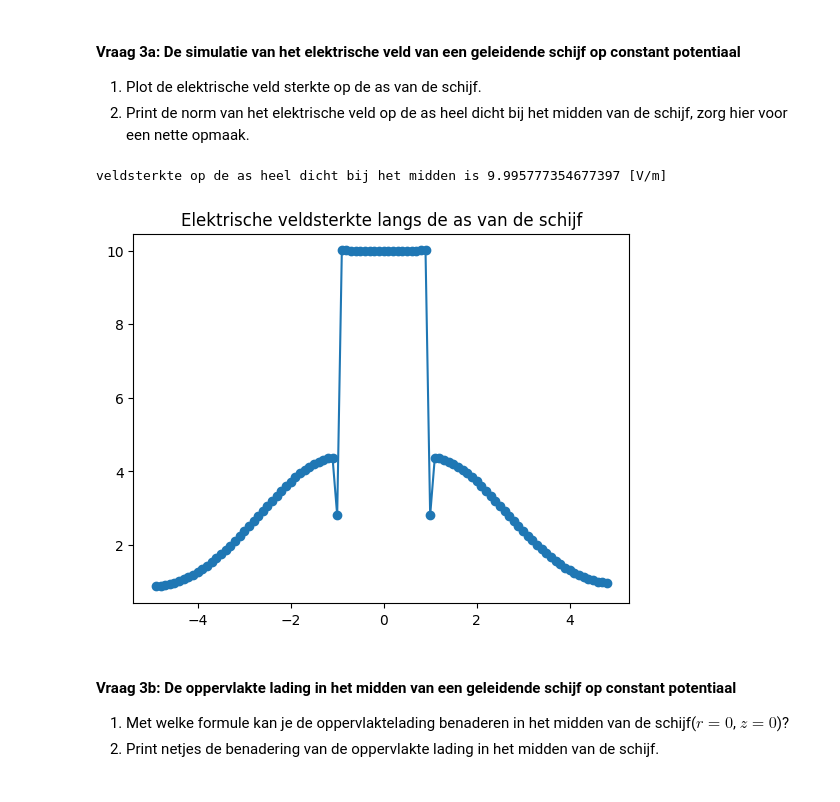
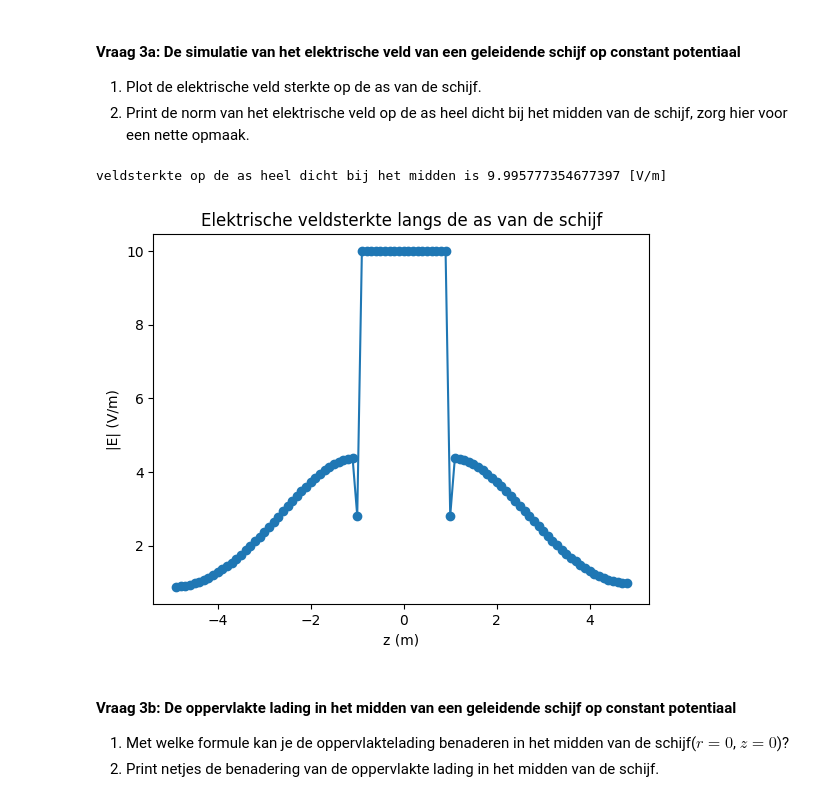
Before and after one commit to sdwijnands/opdrachten-DEF-D, a Jupyter notebook: DigitaleOntwerpopdrachten/1CondensatorOpdracht/CondensatorOntwerpopdracht.ipynb, the cells around one changed output. Cells and saved outputs as stored; diff of their text form; code cells hidden in the pictures.

```diff
--- a/DigitaleOntwerpopdrachten/1CondensatorOpdracht/CondensatorOntwerpopdracht.ipynb
+++ b/DigitaleOntwerpopdrachten/1CondensatorOpdracht/CondensatorOntwerpopdracht.ipynb
@@ -417,20 +417,22 @@ plot_results_disk(Ez, Er, normE, V, r, z, grid_step, disk_radius, z_pos_disk1, z
 # %%
 ###
 ###Jouw code hier###
 ###
 ir0 = np.argmin(np.abs(r_for_E))
 irax = r_for_E[ir0]
 
 plt.figure()
 plt.title('Elektrische veldsterkte langs de as van de schijf')
 plt.plot(z_for_E,normE[:,ir0],'o-')
+plt.xlabel("z (m)")
+plt.ylabel("|E| (V/m)")
 iz0 = np.argmin(np.abs(z_for_E))
 z_mid = z_for_E[iz0]
 E_midden = normE[iz0, ir0]
 print('veldsterkte op de as heel dicht bij het midden is',E_midden,'[V/m]')
 # %% [output]
 veldsterkte op de as heel dicht bij het midden is 9.995777354677397 [V/m]
-[figure, old version]
+[figure, new version]
 # %% [markdown]
 #### Vraag 3b: De oppervlakte lading in het midden van een geleidende schijf op constant potentiaal
 
```
Also changed, not shown: parts of 1 cell of this notebook.
